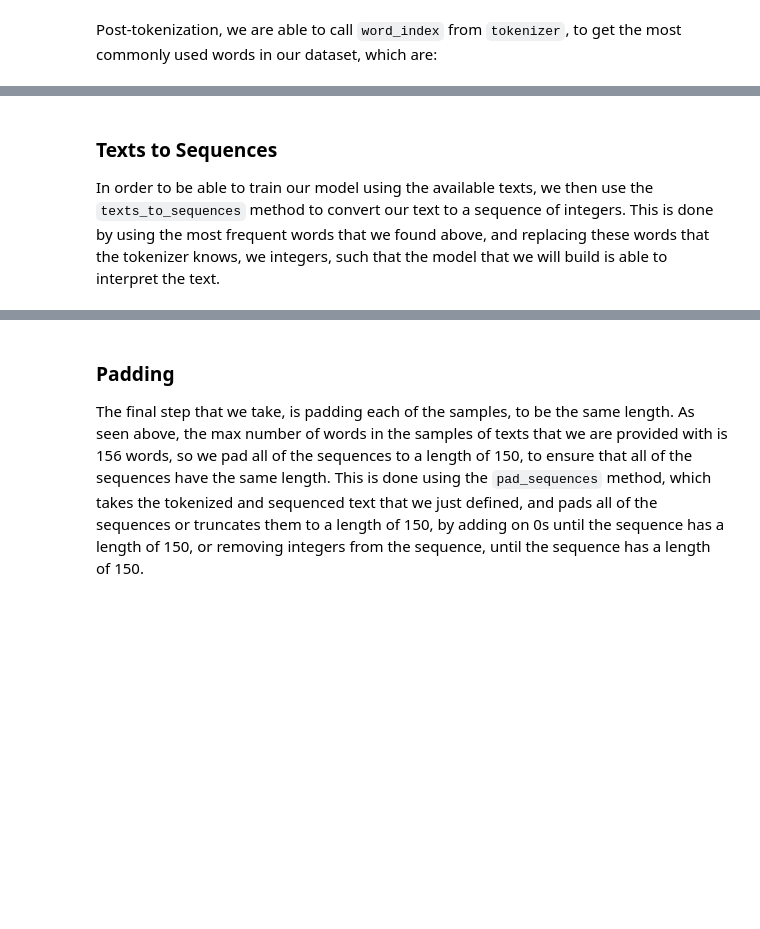
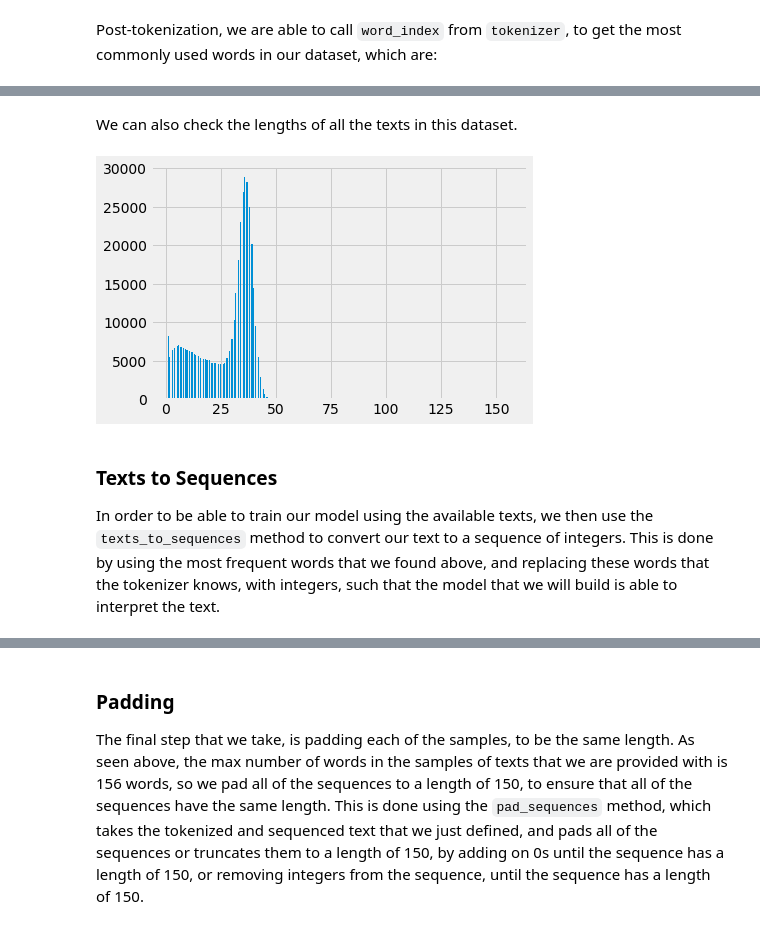
Before and after one commit to bharnav/CSC630-Machine-Learning, a Jupyter notebook: Predicting Myers Briggs Types/data pre-processing/data_pre_processing.ipynb, the cells around one changed output, grey strips where cells are left out. Saved outputs shown, nothing was run; the diff lists cells and outputs as text; code cells hidden in the pictures; blank space fills up the shorter version.

Commit message:
fixed labels and added hist plot

```diff
--- a/Predicting Myers Briggs Types/data pre-processing/data_pre_processing.ipynb
+++ b/Predicting Myers Briggs Types/data pre-processing/data_pre_processing.ipynb
@@ -69,5 +83,5 @@ for i in df_text:
 # %% [markdown]
 Displaying the split text:
 # %%
-df_user = np.array(df_user)
+df_user = np.array(df_user, dtype=object)
 display(df_user)
@@ -78,7 +110,9 @@ As mentioned above, we tokenize the text, by splitting it up into smaller units,
 # %%
 df_user_flattened = []
+df_label_flattened = []
 # %%
-for i in df_user:
+for index, i in enumerate(df_user):
     for j in i:
-    df_user_flattened.append(j)
+        df_user_flattened.append(j)
+        df_label_flattened.append(df_label[index])
 # %% [markdown]
@@ -94,8 +154,7 @@ vocab_size = 4000
 oov_tok = "<OOV>"
 
 tokenizer = Tokenizer(num_words = vocab_size
-                      ,oov_token= oov_tok
-                      )
+                      ,oov_token= oov_tok)
 tokenizer.fit_on_texts(df_user_flattened)
 word_index = tokenizer.word_index
 # %% [markdown]
@@ -105,14 +182,19 @@ word_index
+# %% [markdown]
+We can also check the lengths of all the texts in this dataset.
 # %%
 lens = []
 for i in df_user_flattened:
-  sample_lens = i.split(" ")
-  lens.append(len(sample_lens))
+    sample_lens = i.split(" ")
+    lens.append(len(sample_lens))
 
-max(lens)
+plt.hist(lens, bins='auto')
+plt.show()
+# %% [output]
+[figure, added]
 # %% [markdown]
 ### Texts to Sequences
 
-In order to be able to train our model using the available texts, we then use the `texts_to_sequences` method to convert our text to a sequence of integers. This is done by using the most frequent words that we found above, and replacing these words that the tokenizer knows, we integers, such that the model that we will build is able to interpret the text.
+In order to be able to train our model using the available texts, we then use the `texts_to_sequences` method to convert our text to a sequence of integers. This is done by using the most frequent words that we found above, and replacing these words that the tokenizer knows, with integers, such that the model that we will build is able to interpret the text.
 # %%
 tokenized = tokenizer.texts_to_sequences(df_user_flattened)
 # %%
```
Also changed, not shown: parts of 13 cells of this notebook.
